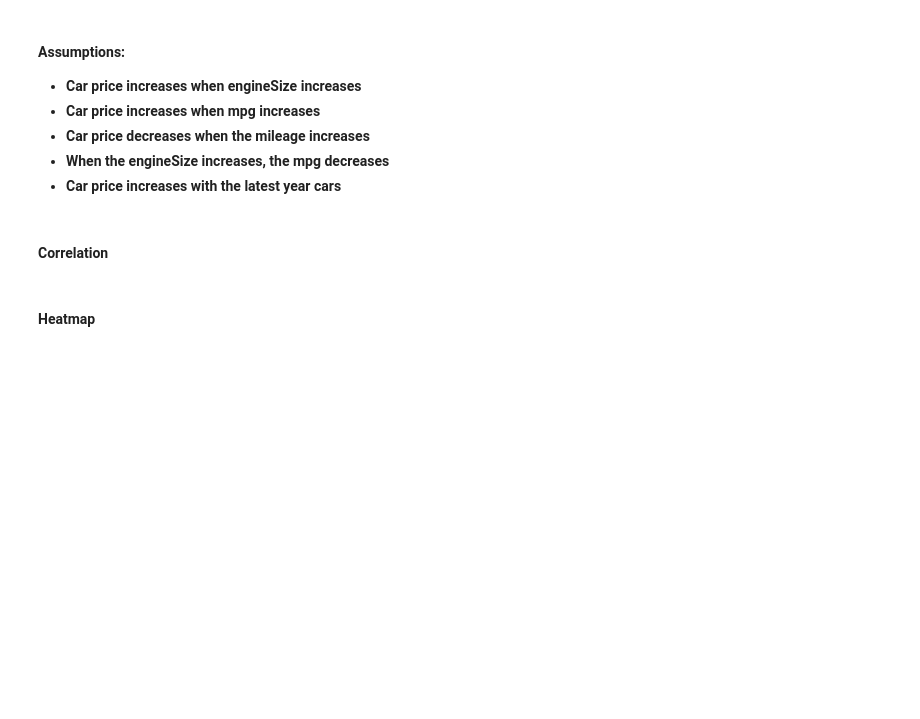
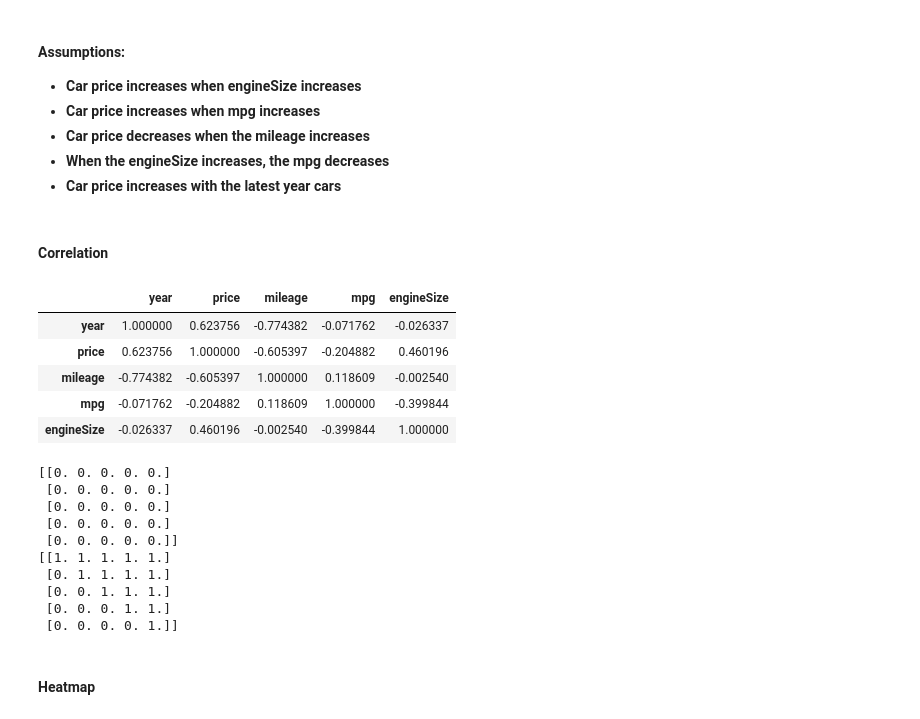
Before and after one commit to SKawsar/Data-Visualization-with-Python, a Jupyter notebook: Lecture_8.ipynb, the cells around one changed output. Cells and saved outputs as stored; diff of their text form; code cells hidden in the pictures; blank space fills up the shorter version.

```diff
--- a/Lecture_8.ipynb
+++ b/Lecture_8.ipynb
@@ -35,5 +64,31 @@ sns.set_context("talk")
 - **Car price increases with the latest year cars**
 # %% [markdown]
 #### Correlation
+# %%
+correlation_matrix = df.corr()
+display(correlation_matrix)
+
+mask = np.zeros_like(correlation_matrix)
+print(mask)
+
+mask[np.triu_indices_from(mask)] = True
+print(mask)
+# %% [output]
+|  | year | price | mileage | mpg | engineSize |
+| year | 1.000000 | 0.623756 | -0.774382 | -0.071762 | -0.026337 |
+| price | 0.623756 | 1.000000 | -0.605397 | -0.204882 | 0.460196 |
+| mileage | -0.774382 | -0.605397 | 1.000000 | 0.118609 | -0.002540 |
+| mpg | -0.071762 | -0.204882 | 0.118609 | 1.000000 | -0.399844 |
+| engineSize | -0.026337 | 0.460196 | -0.002540 | -0.399844 | 1.000000 |
+[[0. 0. 0. 0. 0.]
+ [0. 0. 0. 0. 0.]
+ [0. 0. 0. 0. 0.]
+ [0. 0. 0. 0. 0.]
+ [0. 0. 0. 0. 0.]]
+[[1. 1. 1. 1. 1.]
+ [0. 1. 1. 1. 1.]
+ [0. 0. 1. 1. 1.]
+ [0. 0. 0. 1. 1.]
+ [0. 0. 0. 0. 1.]]
 # %% [markdown]
 #### Heatmap
```
Also changed, not shown: parts of 10 cells of this notebook.
